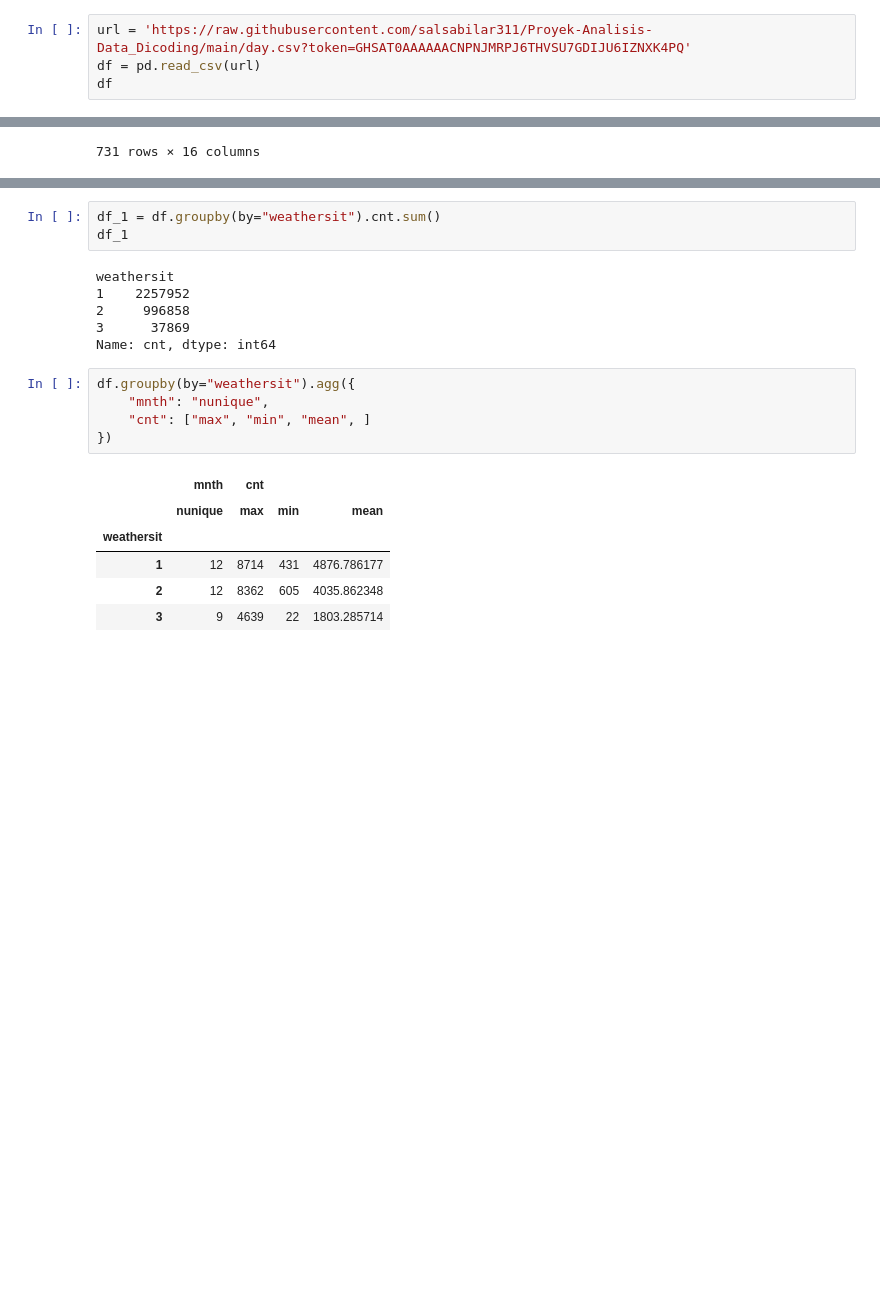
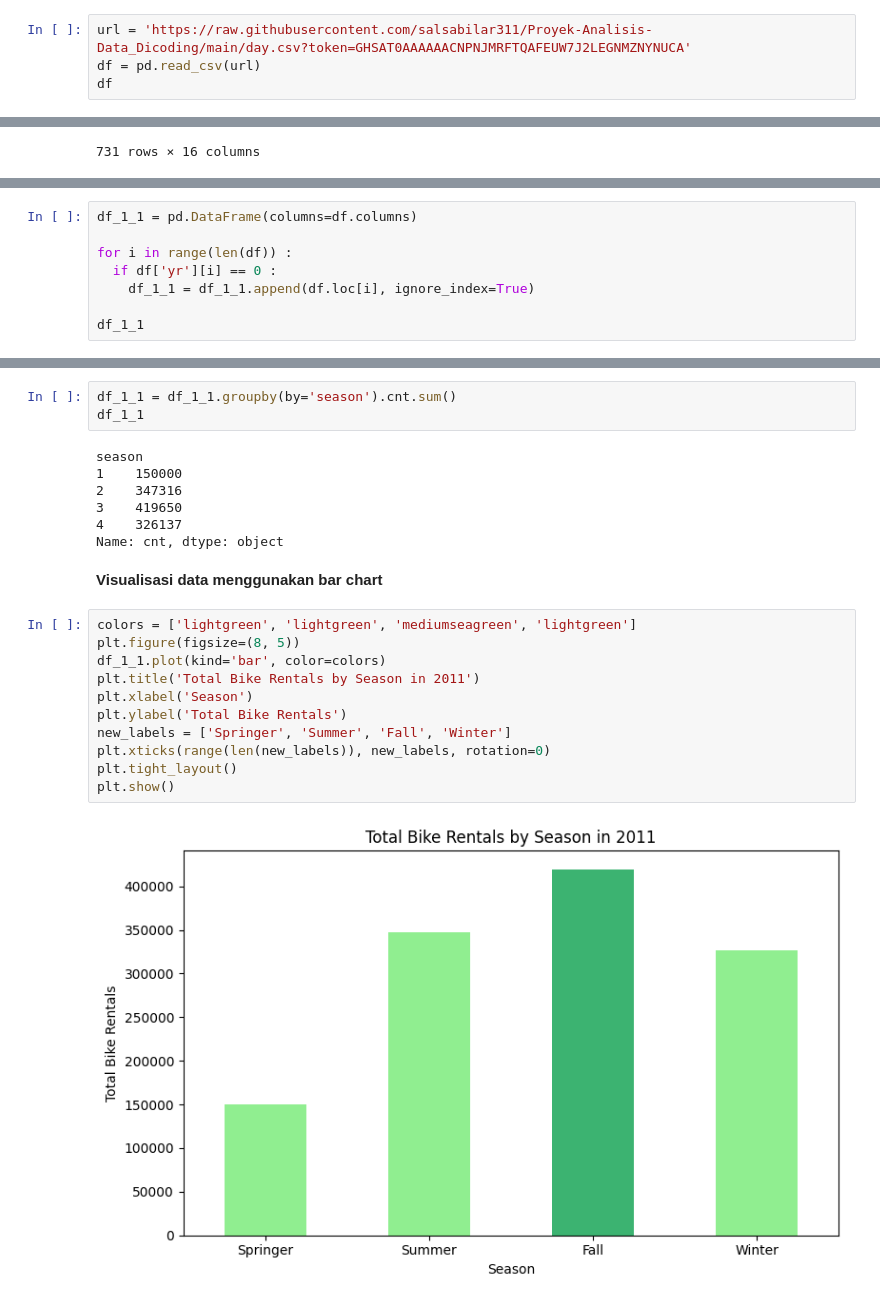
Before and after one commit to salsabilar311/Proyek-Analisis-Data_Dicoding, a Jupyter notebook: Analysis_of_Bike_Sharing_Dataset.ipynb, the cells around one changed output, grey strips where cells are left out. Cells and saved outputs as stored; diff of their text form; blank space fills up the shorter version.

```diff
--- a/Analysis_of_Bike_Sharing_Dataset.ipynb
+++ b/Analysis_of_Bike_Sharing_Dataset.ipynb
@@ -5,5 +7,5 @@ import pandas as pd
 # %%
-url = 'https://raw.githubusercontent.com/salsabilar311/Proyek-Analisis-Data_Dicoding/main/day.csv?token=GHSAT0AAAAAACNPNJMRPJ6THVSU7GDIJU6IZNXK4PQ'
+url = 'https://raw.githubusercontent.com/salsabilar311/Proyek-Analisis-Data_Dicoding/main/day.csv?token=GHSAT0AAAAAACNPNJMRFTQAFEUW7J2LEGNMZNYNUCA'
 df = pd.read_csv(url)
 df
 # %% [output]
@@ -26,0 +29,8 @@ array([2, 1, 3])
+# %%
+df_1_1 = pd.DataFrame(columns=df.columns)
+
+for i in range(len(df)) :
+  if df['yr'][i] == 0 :
+    df_1_1 = df_1_1.append(df.loc[i], ignore_index=True)
+
+df_1_1
@@ -27,21 +53,25 @@ array([2, 1, 3])
 # %%
-df_1 = df.groupby(by="weathersit").cnt.sum()
-df_1
+df_1_1 = df_1_1.groupby(by='season').cnt.sum()
+df_1_1
 # %% [output]
-weathersit
-1    2257952
-2     996858
-3      37869
-Name: cnt, dtype: int64
+season
+1    150000
+2    347316
+3    419650
+4    326137
+Name: cnt, dtype: object
-# %%
-df.groupby(by="weathersit").agg({
-    "mnth": "nunique",
-    "cnt": ["max", "min", "mean", ]
-})
-# %% [output]
-|  | mnth | cnt |  |  |
-|  | nunique | max | min | mean |
-| weathersit |  |  |  |  |
-| 1 | 12 | 8714 | 431 | 4876.786177 |
-| 2 | 12 | 8362 | 605 | 4035.862348 |
-| 3 | 9 | 4639 | 22 | 1803.285714 |
+# %% [markdown]
+**Visualisasi data menggunakan bar chart**
+# %%
+colors = ['lightgreen', 'lightgreen', 'mediumseagreen', 'lightgreen']
+plt.figure(figsize=(8, 5))
+df_1_1.plot(kind='bar', color=colors)
+plt.title('Total Bike Rentals by Season in 2011')
+plt.xlabel('Season')
+plt.ylabel('Total Bike Rentals')
+new_labels = ['Springer', 'Summer', 'Fall', 'Winter']
+plt.xticks(range(len(new_labels)), new_labels, rotation=0)
+plt.tight_layout()
+plt.show()
+# %% [output]
+[figure, added]
```
Also changed, not shown: parts of 13 cells of this notebook.
